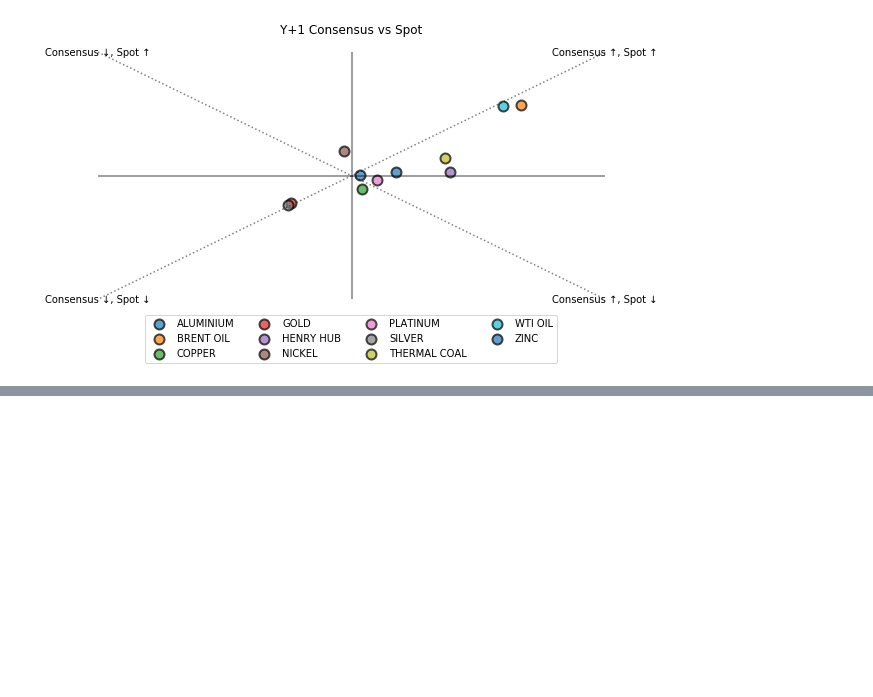
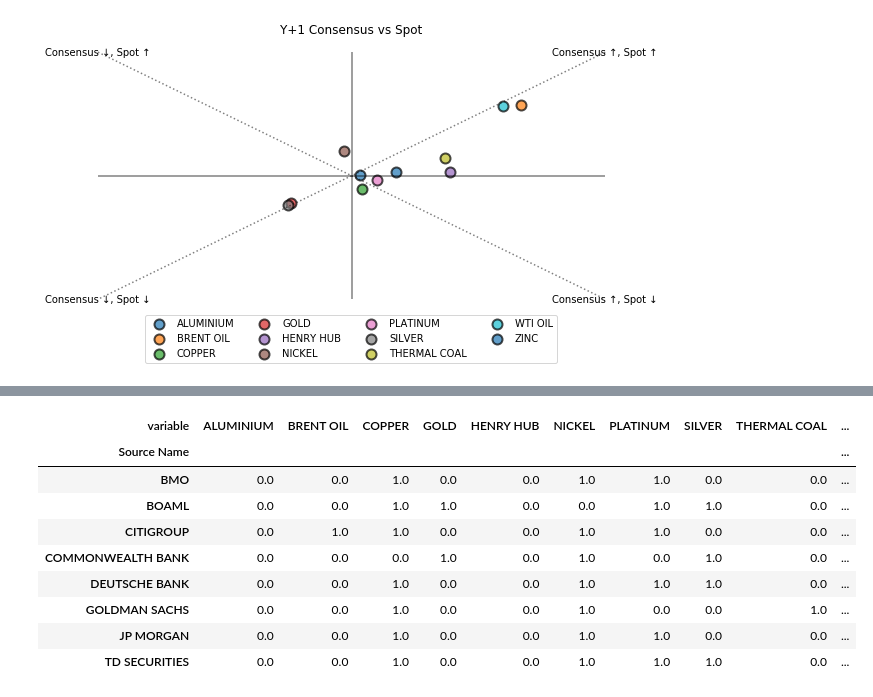
Before and after one commit to je-suis-tm/machine-learning, a Jupyter notebook: Wisdom of Crowds project/descriptive statistics.ipynb, the cells around one changed output, grey strips where cells are left out. Drawn from its saved outputs; the diff is of its cells as text; code cells hidden in the pictures; blank space fills up the shorter version.

```diff
--- a/Wisdom of Crowds project/descriptive statistics.ipynb
+++ b/Wisdom of Crowds project/descriptive statistics.ipynb
@@ -416,0 +363,14 @@ plt.show()
+# %%
+direction_2020.pivot(index='Source Name',
+                    columns='variable',values='value')
+# %% [output]
+| variable | ALUMINIUM | BRENT OIL | COPPER | GOLD | HENRY HUB | NICKEL | PLATINUM | SILVER | THERMAL COAL | ... |
+| Source Name |  |  |  |  |  |  |  |  |  | ... |
+| BMO | 0.0 | 0.0 | 1.0 | 0.0 | 0.0 | 1.0 | 1.0 | 0.0 | 0.0 | ... |
+| BOAML | 0.0 | 0.0 | 1.0 | 1.0 | 0.0 | 0.0 | 1.0 | 1.0 | 0.0 | ... |
+| CITIGROUP | 0.0 | 1.0 | 1.0 | 0.0 | 0.0 | 1.0 | 1.0 | 0.0 | 0.0 | ... |
+| COMMONWEALTH BANK | 0.0 | 0.0 | 0.0 | 1.0 | 0.0 | 1.0 | 0.0 | 1.0 | 0.0 | ... |
+| DEUTSCHE BANK | 0.0 | 0.0 | 1.0 | 0.0 | 0.0 | 1.0 | 1.0 | 1.0 | 0.0 | ... |
+| GOLDMAN SACHS | 0.0 | 0.0 | 1.0 | 0.0 | 0.0 | 1.0 | 0.0 | 0.0 | 1.0 | ... |
+| JP MORGAN | 0.0 | 0.0 | 1.0 | 0.0 | 0.0 | 1.0 | 1.0 | 0.0 | 0.0 | ... |
+| TD SECURITIES | 0.0 | 0.0 | 1.0 | 0.0 | 0.0 | 1.0 | 1.0 | 1.0 | 0.0 | ... |
```
Also changed, not shown: parts of 6 cells of this notebook.
